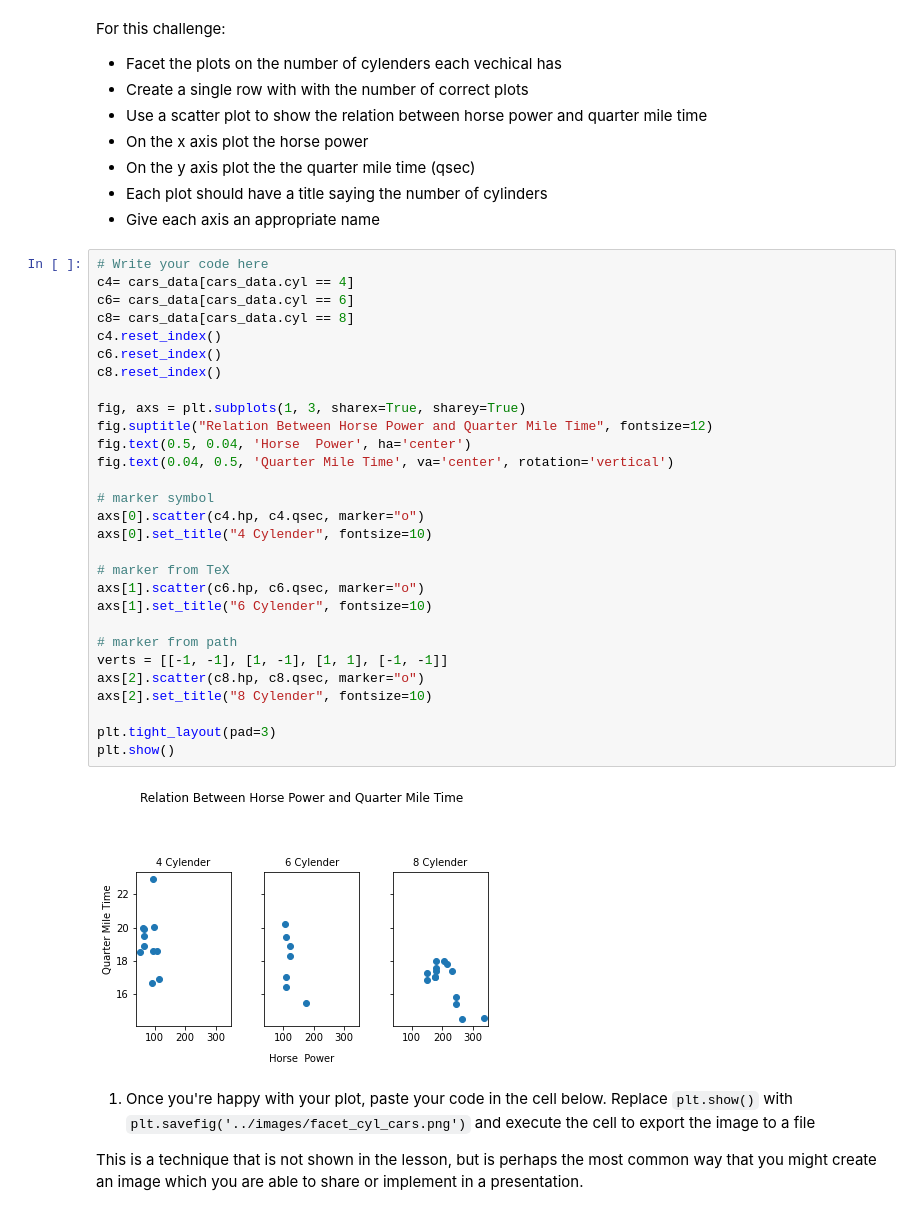
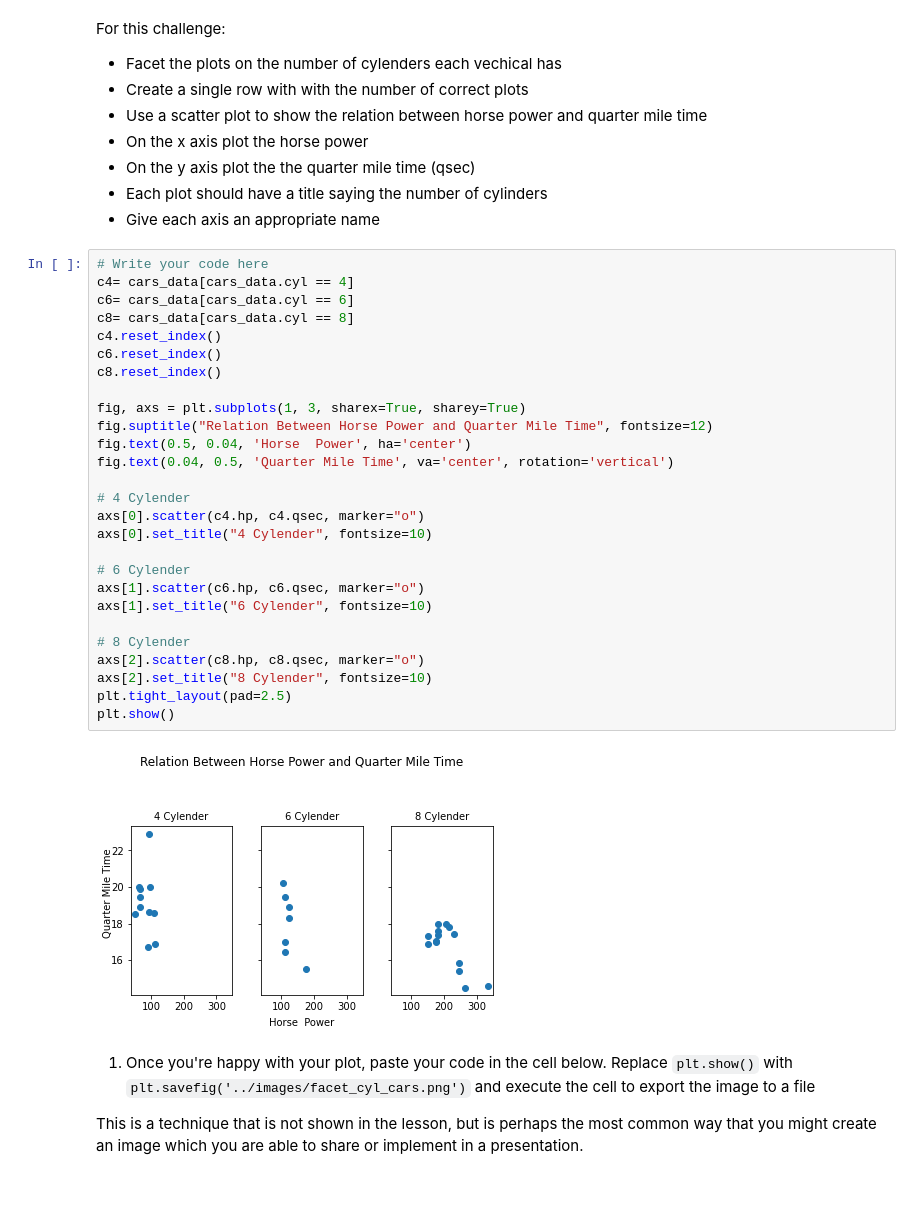
Before and after one commit to Vurimindi2021/ds-precourse-faceting, a Jupyter notebook: notebooks/faceting.ipynb, the cells around one changed output. Drawn from its saved outputs; the diff is of its cells as text.

```diff
--- a/notebooks/faceting.ipynb
+++ b/notebooks/faceting.ipynb
@@ -232,34 +247,32 @@ For this challenge:
 # %%
 # Write your code here
 c4= cars_data[cars_data.cyl == 4]
 c6= cars_data[cars_data.cyl == 6]
 c8= cars_data[cars_data.cyl == 8]
 c4.reset_index()
 c6.reset_index()
 c8.reset_index()
 
 fig, axs = plt.subplots(1, 3, sharex=True, sharey=True)
 fig.suptitle("Relation Between Horse Power and Quarter Mile Time", fontsize=12)
 fig.text(0.5, 0.04, 'Horse  Power', ha='center')
 fig.text(0.04, 0.5, 'Quarter Mile Time', va='center', rotation='vertical')
 
-# marker symbol
+# 4 Cylender
 axs[0].scatter(c4.hp, c4.qsec, marker="o")
 axs[0].set_title("4 Cylender", fontsize=10)
 
-# marker from TeX
+# 6 Cylender
 axs[1].scatter(c6.hp, c6.qsec, marker="o")
 axs[1].set_title("6 Cylender", fontsize=10)
 
-# marker from path
-verts = [[-1, -1], [1, -1], [1, 1], [-1, -1]]
+# 8 Cylender
 axs[2].scatter(c8.hp, c8.qsec, marker="o")
 axs[2].set_title("8 Cylender", fontsize=10)
-
-plt.tight_layout(pad=3)
+plt.tight_layout(pad=2.5)
 plt.show()
 # %% [output]
-[figure, old version]
+[figure, new version]
 # %% [markdown]
 1. Once you're happy with your plot, paste your code in the cell below. Replace `plt.show()` with `plt.savefig('../images/facet_cyl_cars.png')` and execute the cell to export the image to a file
 
```
Also changed, not shown: parts of 3 cells of this notebook, 2 other files.
